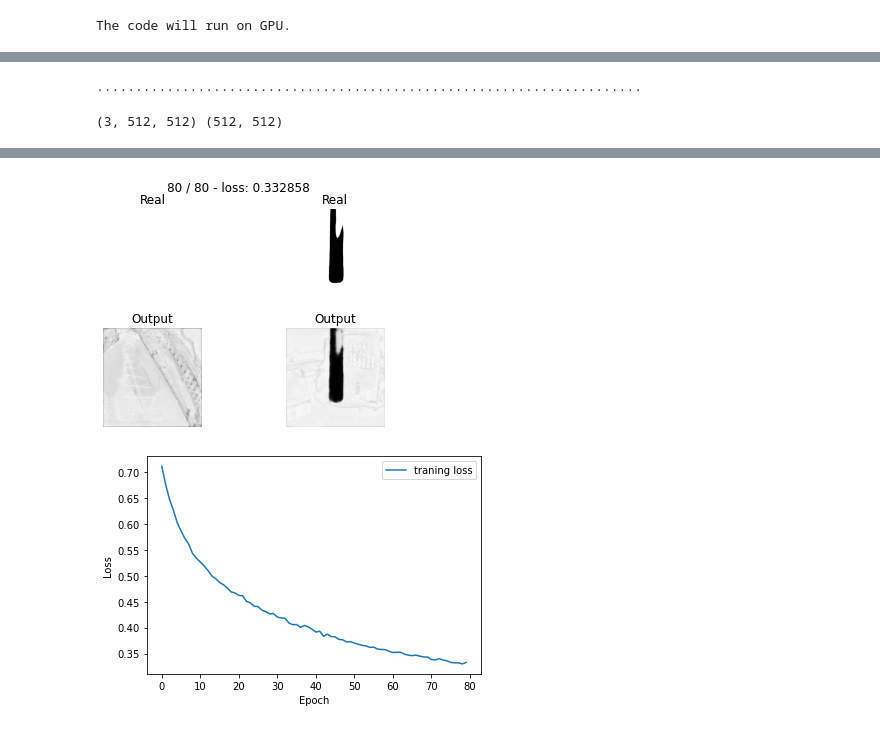
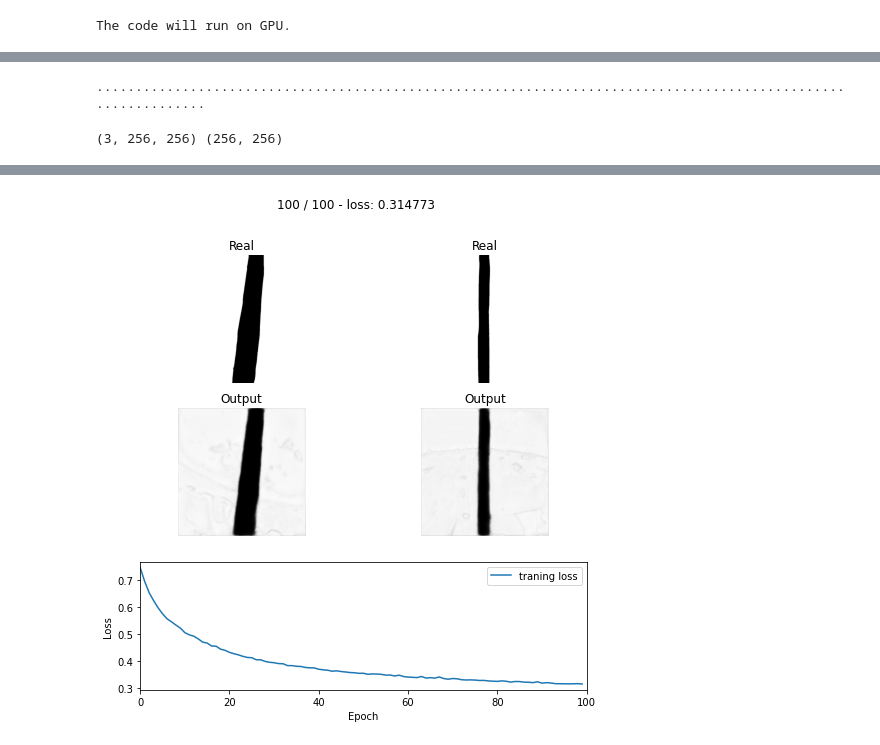
Before and after one commit to UCSmokestack/UrsinusSmokestack3D, a Jupyter notebook: Segmentation/UNet.ipynb, the cells around one changed output, grey strips where cells are left out. Cells and saved outputs as stored; diff of their text form; code cells hidden in the pictures.

Commit message:
Using more training data and training at a 256x256 resolution

```diff
--- a/Segmentation/UNet.ipynb
+++ b/Segmentation/UNet.ipynb
@@ -59,13 +37,14 @@ Clipping input data to the valid range for imshow with RGB data ([0..1] for floa
 # %%
-X, Y = get_data(0, 70, n_augment=0)
+sz = (256, 256)
+X, Y = get_data(0, 110, size=sz, n_augment=0)
 # %% [output]
-......................................................................
+..............................................................................................................
 # %%
 batch_size = 4
 dataloader2 = DataLoader(list(zip(X, Y)), batch_size=batch_size, shuffle=True)
 print(X[0].shape, Y[0].shape)
 # %% [output]
-(3, 512, 512) (512, 512)
+(3, 256, 256) (256, 256)
 # %%
 # Predefine input size
 n_channels = 3
@@ -84,10 +63,13 @@ optimizerUnet = optim.Adam(modelUnet.parameters(), lr = 0.000001, weight_decay=1
 model = modelUnet
 opt = optimizerUnet
 loss_fn = criterion
-epochs = 80
+epochs = 100
 data_loader = dataloader2
 
 loss_ls = []
+
+plt.figure(figsize=(8, 8))
+
 for epoch in range(epochs):
     tic = time()
     avg_loss = 0
@@ -120,21 +102,23 @@ for epoch in range(epochs):
     print("Elapsed Time: %.3g"%(time()-tic))
 
     N = len(Y_batch)
+    plt.clf()
     for k in range(N):
-        plt.subplot(2, N, k+1)
+        plt.subplot(3, N, k+1)
         Y_batch2 = Variable(Y_batch[k,0,:,:], requires_grad=False)
         plt.imshow(Y_batch2.cpu().numpy(), cmap='Greys')
         plt.title('Real')
         plt.axis('off')
 
-        plt.subplot(2, N, N+k+1)
+        plt.subplot(3, N, N+k+1)
         plt.imshow(Y_hat[k, 0], cmap='Greys')
         plt.title('Output')
         plt.axis('off')
+    plt.subplot2grid((3, N), (2, 0), colspan=N)
     plt.suptitle('%d / %d - loss: %f' % (epoch+1, epochs, avg_loss))
-    plt.show()
     plt.plot(loss_ls, label='traning loss')
+    plt.xlim([0, epochs])
     plt.legend()
     plt.xlabel('Epoch'), plt.ylabel('Loss')
-    plt.show()
+    plt.savefig("Epoch{}.png".format(epoch), facecolor='white')
 # %% [output]
@@ -142,4 +126,3 @@ Elapsed Time: 7.56
-[figure, old version]
+[figure, new version]
-[figure, removed]
 # %%
 torch.save(model.state_dict(), "smokestack_segment.pt")
```
Also changed, not shown: parts of 2 cells of this notebook.
